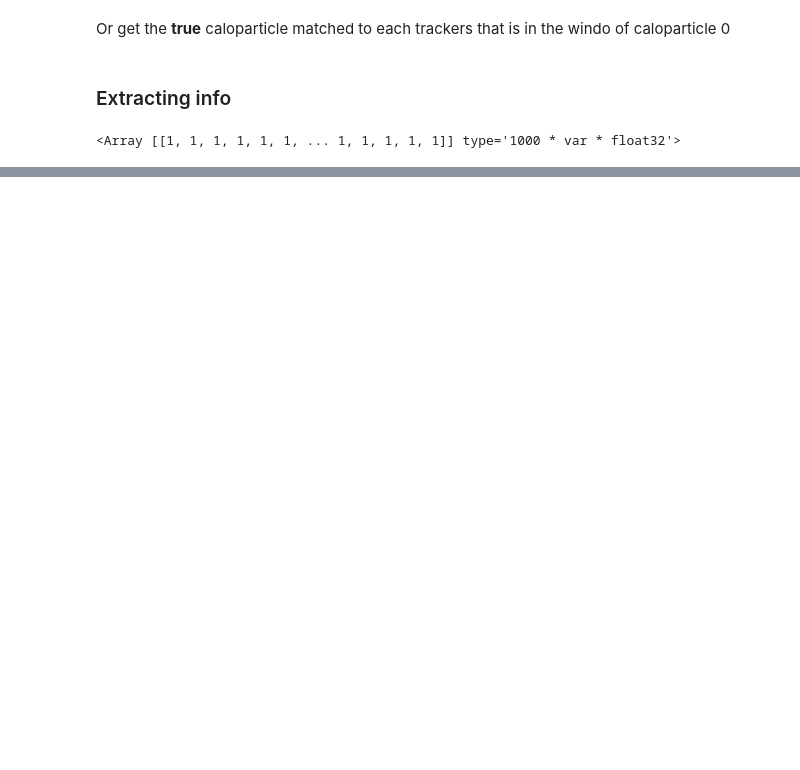
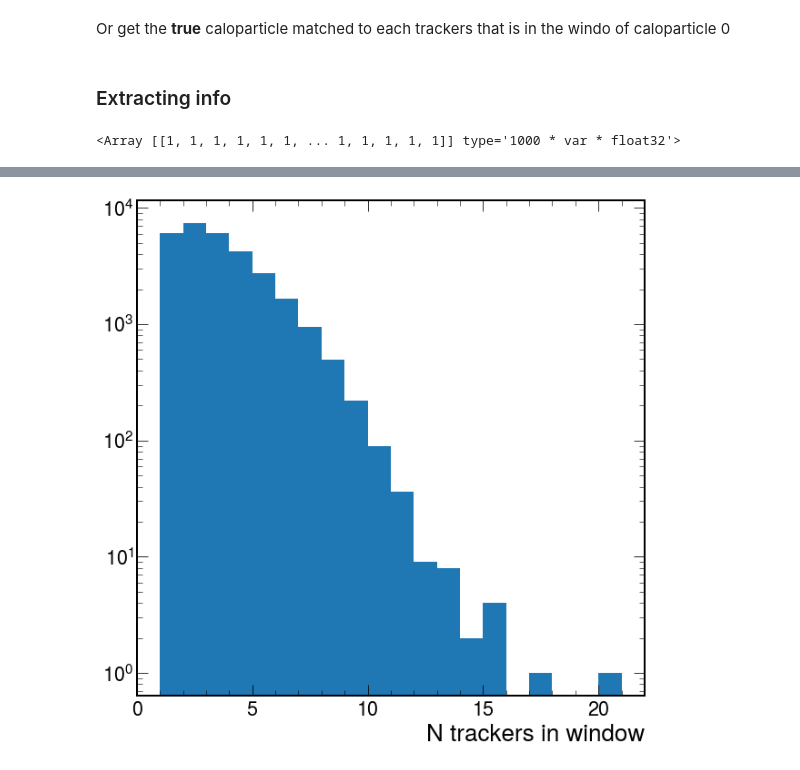
Before and after one commit to valsdav/HGCAL_Linking, a Jupyter notebook: Ntuplizer.ipynb, the cells around one changed output, grey strips where cells are left out. Drawn from its saved outputs; the diff is of its cells as text; code cells hidden in the pictures; blank space fills up the shorter version.

```diff
--- a/Ntuplizer.ipynb
+++ b/Ntuplizer.ipynb
@@ -244,0 +348,6 @@ plt.yscale("log")
+# %%
+plt.hist(ak.num(train_data), bins=20, range=(1,21))
+plt.xlabel("N trackers in window")
+plt.yscale("log")
+# %% [output]
+[figure, added]
```
Also changed, not shown: parts of 31 cells of this notebook.
